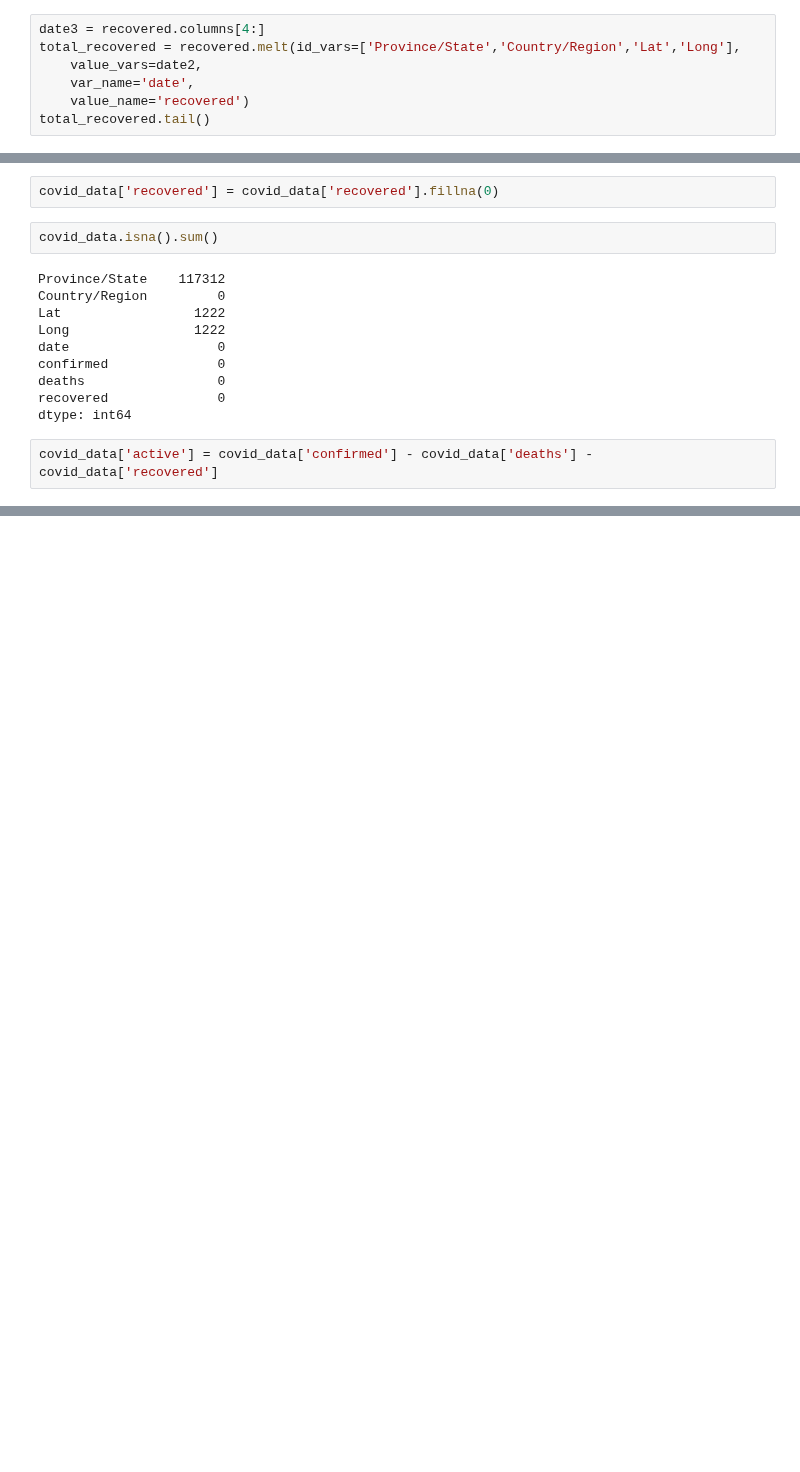
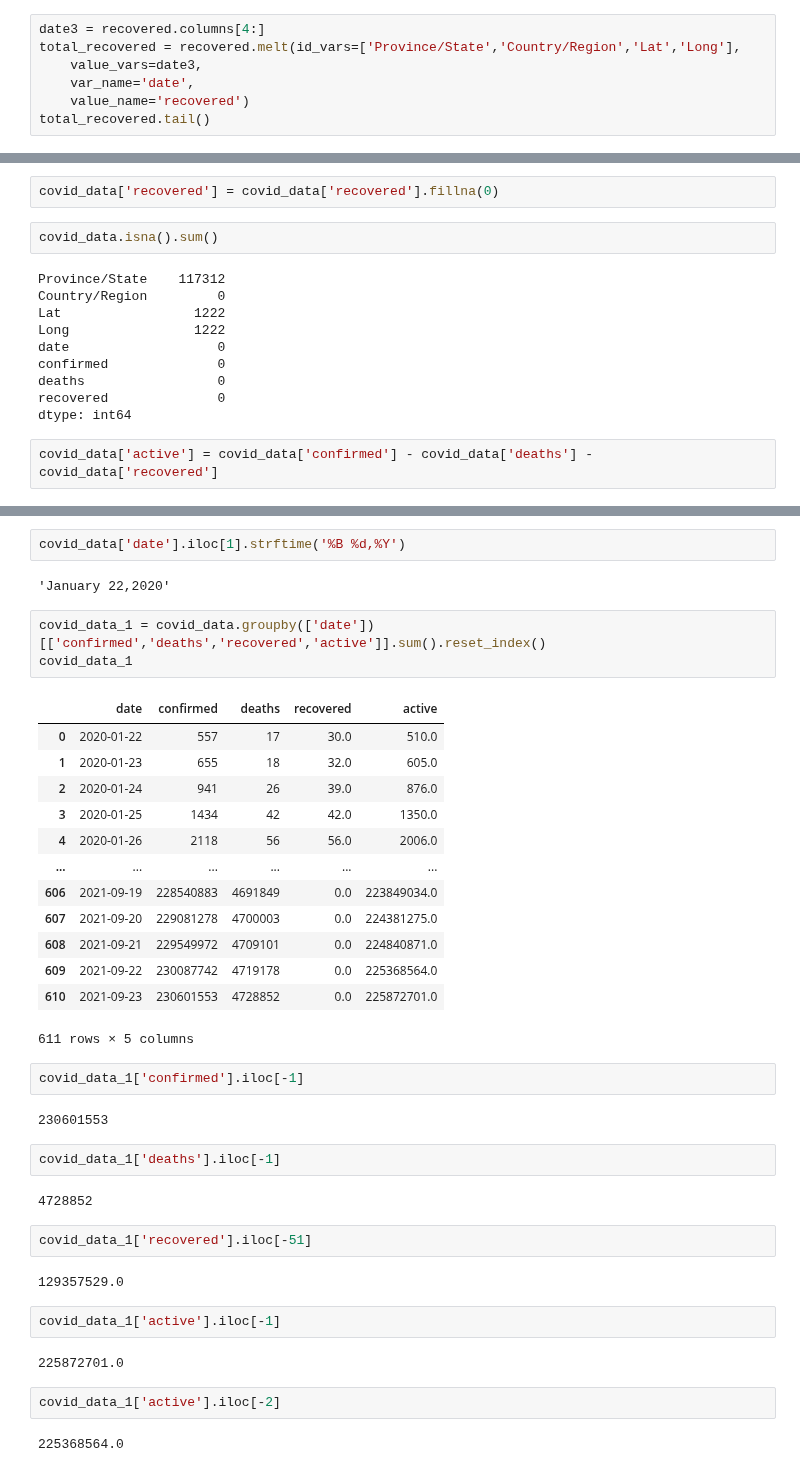
Before and after one commit to hoangphung21/Covid-Dashboard-Python, a Jupyter notebook: covid19-dashboard.ipynb, the cells around one changed output, grey strips where cells are left out. Cells and saved outputs as stored; diff of their text form; blank space fills up the shorter version.

Commit message:
push data into the dashboard

```diff
--- a/covid19-dashboard.ipynb
+++ b/covid19-dashboard.ipynb
@@ -69,7 +75,7 @@ recovered.tail()
 # %%
 date3 = recovered.columns[4:]
 total_recovered = recovered.melt(id_vars=['Province/State','Country/Region','Lat','Long'],
-    value_vars=date2,
+    value_vars=date3,
     var_name='date',
     value_name='recovered')
 total_recovered.tail()
@@ -154,3 +160,44 @@ covid_data.tail()
 | 170466 | NaN | Yemen | 15.552727 | 48.516388 | 2021-09-23 | 8830 | 1664 | 0.0 | 7166.0 |
 | 170467 | NaN | Zambia | -13.133897 | 27.849332 | 2021-09-23 | 208715 | 3641 | 0.0 | 205074.0 |
 | 170468 | NaN | Zimbabwe | -19.015438 | 29.154857 | 2021-09-23 | 129134 | 4600 | 0.0 | 124534.0 |
+# %%
+covid_data['date'].iloc[1].strftime('%B %d,%Y')
+# %% [output]
+'January 22,2020'
+# %%
+covid_data_1 = covid_data.groupby(['date'])[['confirmed','deaths','recovered','active']].sum().reset_index()
+covid_data_1
+# %% [output]
+|  | date | confirmed | deaths | recovered | active |
+| 0 | 2020-01-22 | 557 | 17 | 30.0 | 510.0 |
+| 1 | 2020-01-23 | 655 | 18 | 32.0 | 605.0 |
+| 2 | 2020-01-24 | 941 | 26 | 39.0 | 876.0 |
+| 3 | 2020-01-25 | 1434 | 42 | 42.0 | 1350.0 |
+| 4 | 2020-01-26 | 2118 | 56 | 56.0 | 2006.0 |
+| ... | ... | ... | ... | ... | ... |
+| 606 | 2021-09-19 | 228540883 | 4691849 | 0.0 | 223849034.0 |
+| 607 | 2021-09-20 | 229081278 | 4700003 | 0.0 | 224381275.0 |
+| 608 | 2021-09-21 | 229549972 | 4709101 | 0.0 | 224840871.0 |
+| 609 | 2021-09-22 | 230087742 | 4719178 | 0.0 | 225368564.0 |
+| 610 | 2021-09-23 | 230601553 | 4728852 | 0.0 | 225872701.0 |
+611 rows × 5 columns
+# %%
+covid_data_1['confirmed'].iloc[-1]
+# %% [output]
+230601553
+# %%
+covid_data_1['deaths'].iloc[-1]
+# %% [output]
+4728852
+# %%
+covid_data_1['recovered'].iloc[-51]
+# %% [output]
+129357529.0
+# %%
+covid_data_1['active'].iloc[-1]
+# %% [output]
+225872701.0
+# %%
+covid_data_1['active'].iloc[-2]
+# %% [output]
+225368564.0
```
Also changed, not shown: parts of 6 cells of this notebook, 3 other files.
